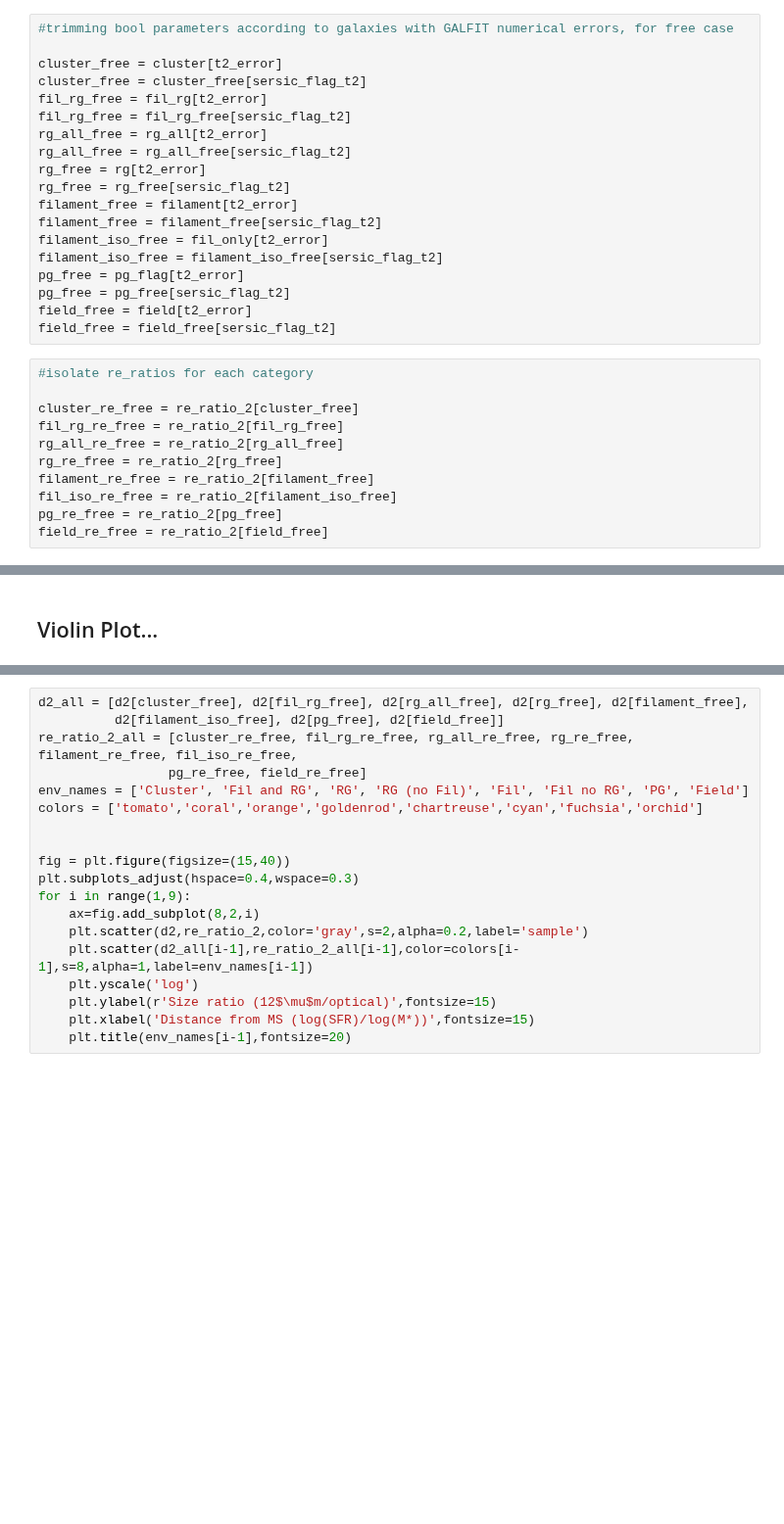
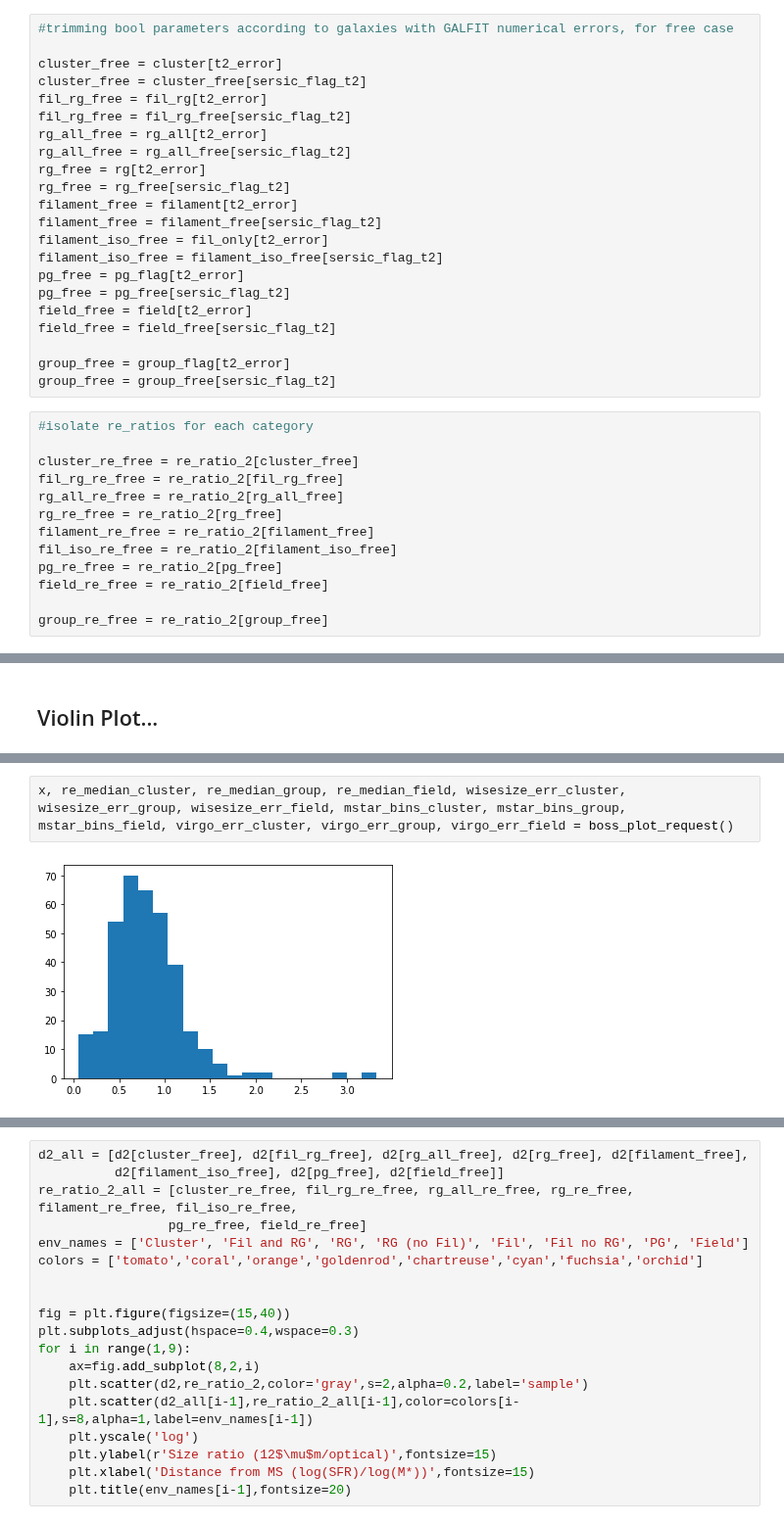
Before and after one commit to Kyssuber/research, a Jupyter notebook: disk_size_comparison-MarkAGN-RemoveOutliers-NewPSF.ipynb, the cells around one changed output, grey strips where cells are left out. Shown at 98% size. Drawn from its saved outputs; the diff is of its cells as text; blank space fills up the shorter version.

```diff
--- a/disk_size_comparison-MarkAGN-RemoveOutliers-NewPSF.ipynb
+++ b/disk_size_comparison-MarkAGN-RemoveOutliers-NewPSF.ipynb
@@ -616,6 +627,9 @@ pg_free = pg_flag[t2_error]
 pg_free = pg_free[sersic_flag_t2]
 field_free = field[t2_error]
 field_free = field_free[sersic_flag_t2]
+
+group_free = group_flag[t2_error]
+group_free = group_free[sersic_flag_t2]
 # %%
 #isolate re_ratios for each category
 
@@ -627,6 +641,8 @@ filament_re_free = re_ratio_2[filament_free]
 fil_iso_re_free = re_ratio_2[filament_iso_free]
 pg_re_free = re_ratio_2[pg_free]
 field_re_free = re_ratio_2[field_free]
+
+group_re_free = re_ratio_2[group_free]
 # %%
 #first plot num of galaxies in each bin
 fig = plt.figure(figsize=(8,4))
@@ -759,0 +1013,4 @@ print(' ')
+# %%
+x, re_median_cluster, re_median_group, re_median_field, wisesize_err_cluster, wisesize_err_group, wisesize_err_field, mstar_bins_cluster, mstar_bins_group, mstar_bins_field, virgo_err_cluster, virgo_err_group, virgo_err_field = boss_plot_request()
+# %% [output]
+[figure, added]
```
Also changed, not shown: parts of 13 cells of this notebook, 19 other files.
